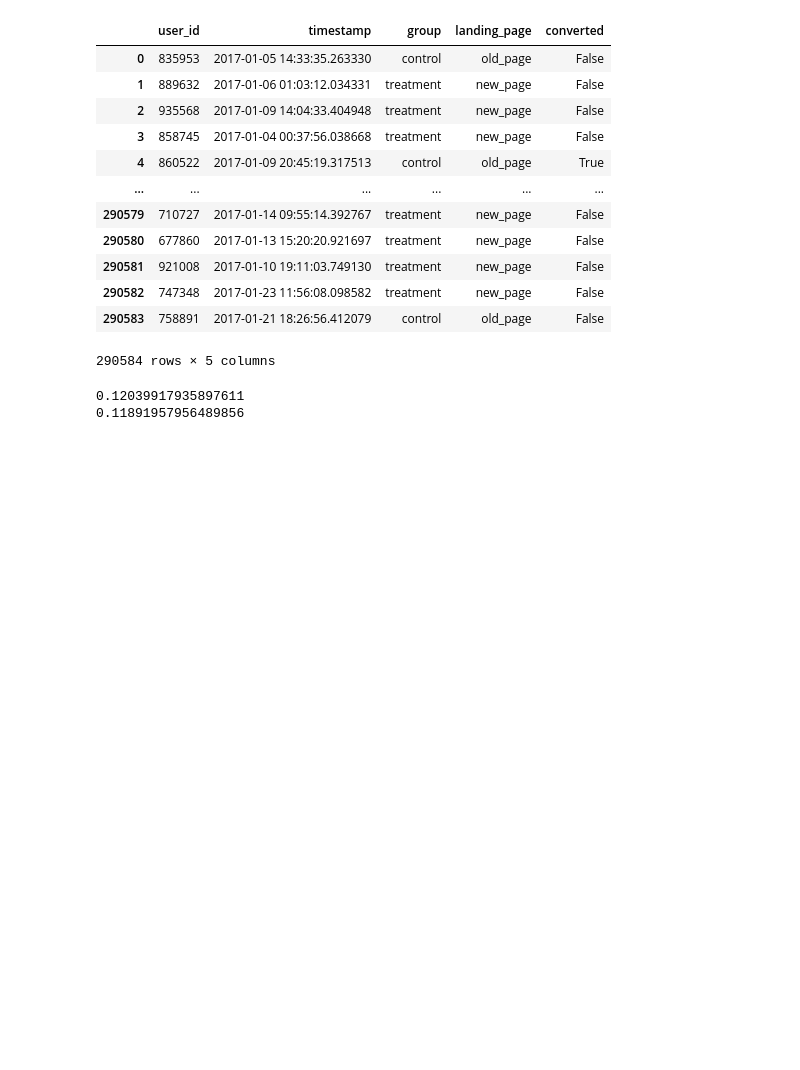
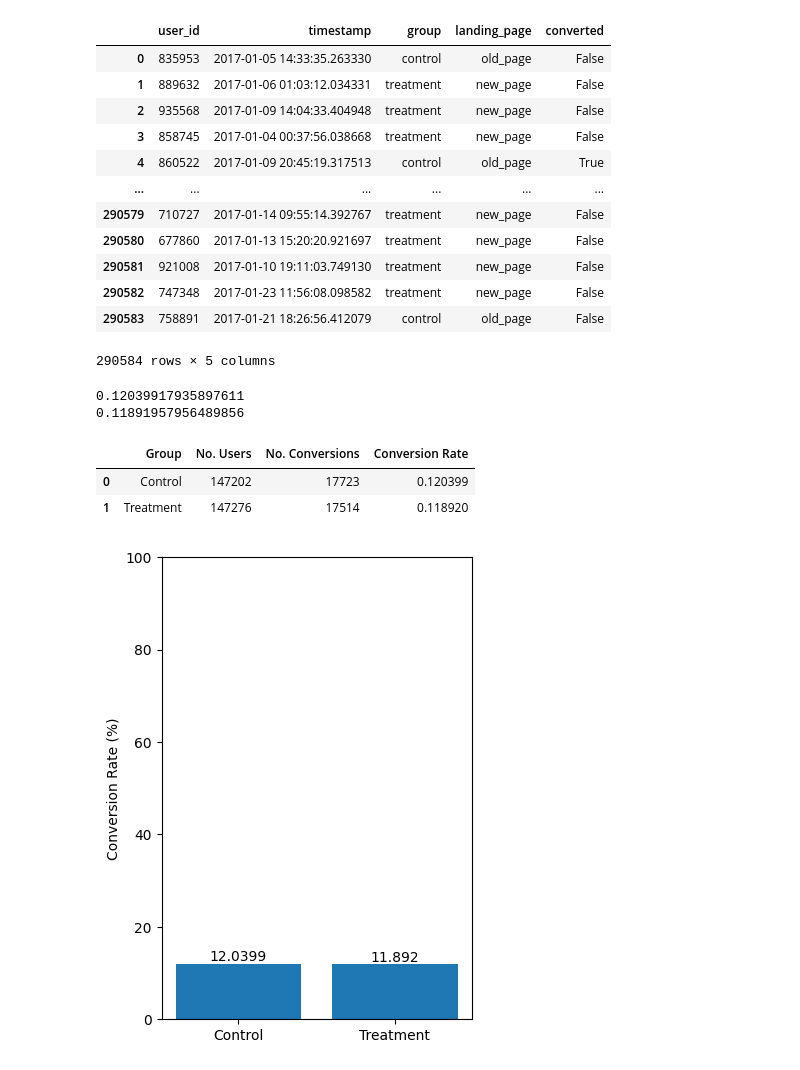
Before and after one commit to r4y856/ab_testing_conversion_analysis, a Jupyter notebook: analysis.ipynb, the cells around one changed output. Drawn from its saved outputs; the diff is of its cells as text; code cells hidden in the pictures; blank space fills up the shorter version.

Commit message:
refined conversion rate variables, and created table + bar chart to visualise

```diff
--- a/analysis.ipynb
+++ b/analysis.ipynb
@@ -110,12 +112,47 @@ dupl
 | 290582 | 747348 | 2017-01-23 11:56:08.098582 | treatment | new_page | False |
 | 290583 | 758891 | 2017-01-21 18:26:56.412079 | control | old_page | False |
 290584 rows × 5 columns
-# %%
-control_conversion_rate = len(df[(df["group"] == "control") & df["converted"] == True]) / len(df[(df["group"] == "control")])
-treatment_conversion_rate = len(df[(df["group"] == "treatment") & df["converted"] == True]) / len(df[(df["group"] == "treatment")])
-
-print(control_conversion_rate)
-print(treatment_conversion_rate)
-# %% [output]
-0.12039917935897611
-0.11891957956489856
+# %%
+control = df[(df["group"] == "control")]
+treatment = df[(df["group"] == "treatment")]
+
+control_conversions = control["converted"].sum()
+treatment_conversions = treatment["converted"].sum()
+
+control_conversion_rate = control_conversions / len(control)
+treatment_conversion_rate = treatment_conversions / len(treatment)
+
+print(control_conversion_rate)
+print(treatment_conversion_rate)
+# %% [output]
+0.12039917935897611
+0.11891957956489856
+# %%
+#create dictionary for results and convert to dataframe
+
+stats = pd.DataFrame({
+    "Group" : ["Control", "Treatment"],
+    "No. Users" : [len(control), len(treatment)],
+    "No. Conversions" : [control_conversions, treatment_conversions],
+    "Conversion Rate" : [control_conversion_rate, treatment_conversion_rate]
+})
+
+stats
+# %% [output]
+|  | Group | No. Users | No. Conversions | Conversion Rate |
+| 0 | Control | 147202 | 17723 | 0.120399 |
+| 1 | Treatment | 147276 | 17514 | 0.118920 |
+# %%
+#demosntrate conversion rates in a bar chart
+
+plt.figure(figsize=(4,6))
+bar_chart = plt.bar(
+    x = ["Control", "Treatment"],
+    height = [control_conversion_rate * 100, treatment_conversion_rate * 100]
+)
+plt.ylabel('Conversion Rate (%)')
+plt.ylim(0, 100)
+plt.bar_label(bar_chart)
+plt.show()
+# %% [output]
+[figure, added]
```
Also changed, not shown: parts of 1 cell of this notebook.
